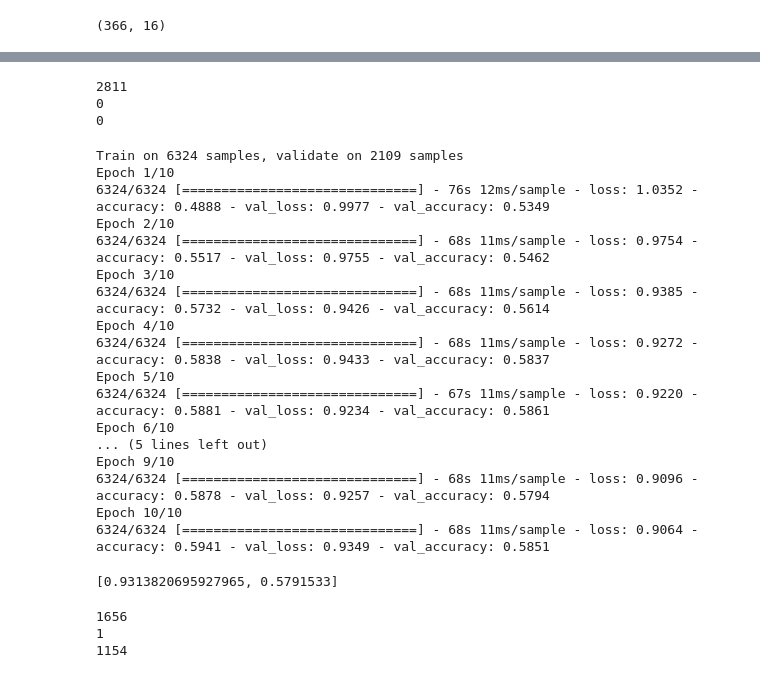
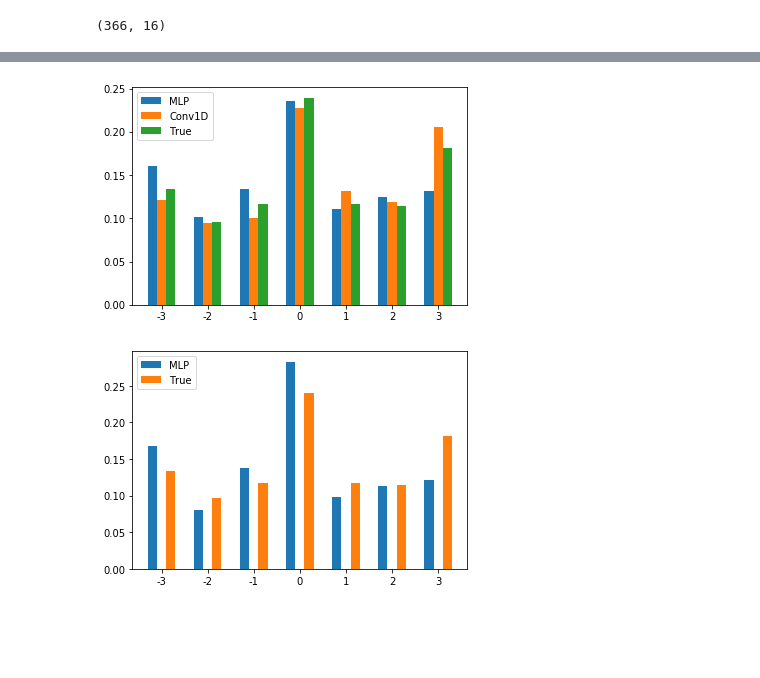
Before and after one commit to danielkari95/nhl-game-prediction, a Jupyter notebook: Model.ipynb, the cells around one changed output, grey strips where cells are left out. Cells and saved outputs as stored; diff of their text form; code cells hidden in the pictures; blank space fills up the shorter version.

```diff
--- a/Model.ipynb
+++ b/Model.ipynb
@@ -304,10 +182,0 @@ Epoch 10/10
-# %%
-y_pred_rnn = model_rnn.predict(X_test)
-
-print(np.sum(np.equal(y_pred_rnn.argmax(axis=1), 0)))
-print(np.sum(np.equal(y_pred_rnn.argmax(axis=1), 1)))
-print(np.sum(np.equal(y_pred_rnn.argmax(axis=1), 2)))
-# %% [output]
-2811
-0
-0
@@ -329,32 +183,28 @@ model_mixed.compile(optimizer='rmsprop',
-# %%
-model_mixed.fit(X_train, y_train, epochs=10, validation_split=0.25)
-model_mixed.evaluate(X_test, y_test, verbose=0)
-# %% [output]
-Train on 6324 samples, validate on 2109 samples
-Epoch 1/10
-6324/6324 [==============================] - 76s 12ms/sample - loss: 1.0352 - accuracy: 0.4888 - val_loss: 0.9977 - val_accuracy: 0.5349
-Epoch 2/10
-6324/6324 [==============================] - 68s 11ms/sample - loss: 0.9754 - accuracy: 0.5517 - val_loss: 0.9755 - val_accuracy: 0.5462
-Epoch 3/10
-6324/6324 [==============================] - 68s 11ms/sample - loss: 0.9385 - accuracy: 0.5732 - val_loss: 0.9426 - val_accuracy: 0.5614
-Epoch 4/10
-6324/6324 [==============================] - 68s 11ms/sample - loss: 0.9272 - accuracy: 0.5838 - val_loss: 0.9433 - val_accuracy: 0.5837
-Epoch 5/10
-6324/6324 [==============================] - 67s 11ms/sample - loss: 0.9220 - accuracy: 0.5881 - val_loss: 0.9234 - val_accuracy: 0.5861
-Epoch 6/10
-... (5 lines left out)
-Epoch 9/10
-6324/6324 [==============================] - 68s 11ms/sample - loss: 0.9096 - accuracy: 0.5878 - val_loss: 0.9257 - val_accuracy: 0.5794
-Epoch 10/10
-6324/6324 [==============================] - 68s 11ms/sample - loss: 0.9064 - accuracy: 0.5941 - val_loss: 0.9349 - val_accuracy: 0.5851
-[0.9313820695927965, 0.5791533]
-# %%
-y_pred_mixed = model_mixed.predict(X_test)
-
-print(np.sum(np.equal(y_pred_mixed.argmax(axis=1), 0)))
-print(np.sum(np.equal(y_pred_mixed.argmax(axis=1), 1)))
-print(np.sum(np.equal(y_pred_mixed.argmax(axis=1), 2)))
-# %% [output]
-1656
-1
-1154
+# %%
+x = np.arange(len(classes))
+width = 0.2
+
+plt.bar(x - width, np.mean(y_pred_mlp, axis=0), width, label='MLP')
+plt.bar(x, np.mean(y_pred_conv1d, axis=0), width, label='Conv1D')
+plt.bar(x + width, np.mean(y_test, axis=0), width, label='True')
+
+plt.legend(loc='upper left')
+plt.xticks(x, classes)
+
+plt.show()
+# %% [output]
+[figure, added]
+# %%
+x = np.arange(len(classes))
+width = 0.2
+
+plt.bar(x - width, mlp_prop, width, label='MLP')
+# plt.bar(x, conv1d_prop, width, label='Conv1D')
+plt.bar(x + width, np.mean(y_test, axis=0), width, label='True')
+
+plt.legend(loc='upper left')
+plt.xticks(x, classes)
+
+plt.show()
+# %% [output]
+[figure, added]
```
Also changed, not shown: parts of 39 cells of this notebook, 25 other files.
